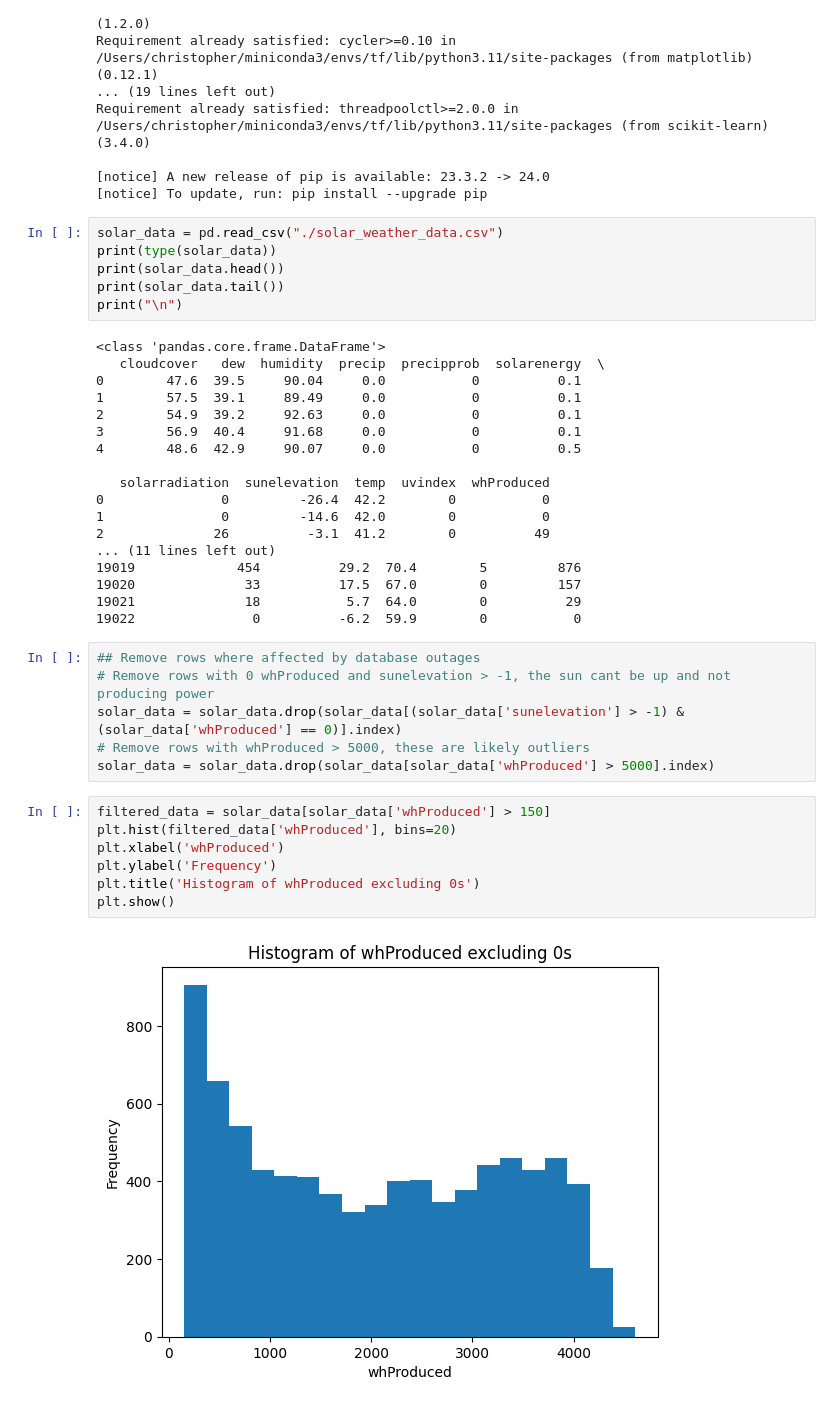
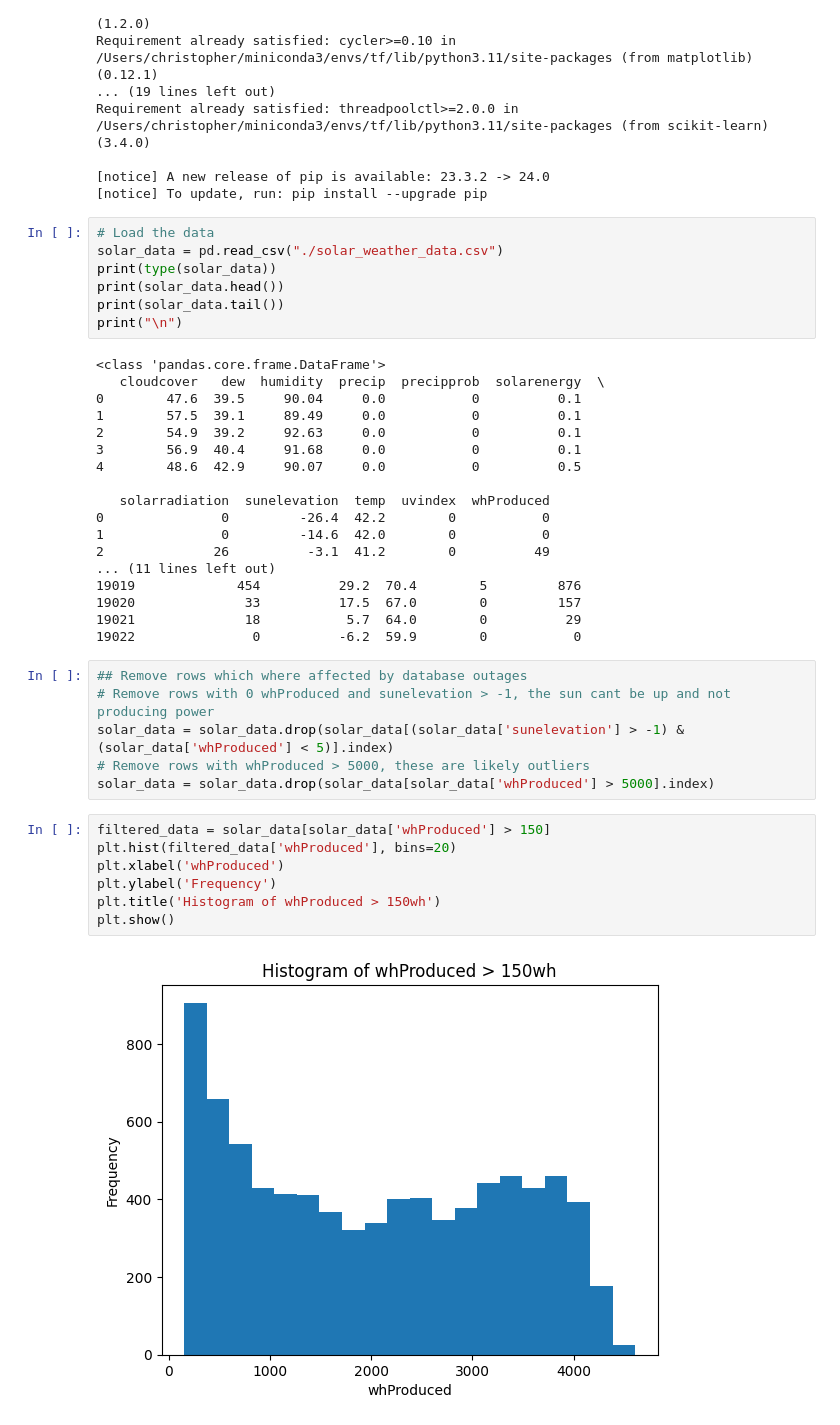
Before and after one commit to uppercaseVar/ECS171-Project, a Jupyter notebook: Project.ipynb, the cells around one changed output. Saved outputs shown, nothing was run; the diff lists cells and outputs as text.

Commit message:
MORE PLOTS!!

```diff
--- a/Project.ipynb
+++ b/Project.ipynb
@@ -33,6 +33,7 @@ Requirement already satisfied: threadpoolctl>=2.0.0 in /Users/christopher/minico
 [notice] A new release of pip is available: 23.3.2 -> 24.0
 [notice] To update, run: pip install --upgrade pip
 # %%
+# Load the data
 solar_data = pd.read_csv("./solar_weather_data.csv")
 print(type(solar_data))
 print(solar_data.head())
@@ -57,18 +58,18 @@ print("\n")
 19021              18           5.7  64.0        0          29
 19022               0          -6.2  59.9        0           0
 # %%
-## Remove rows where affected by database outages
+## Remove rows which where affected by database outages
 # Remove rows with 0 whProduced and sunelevation > -1, the sun cant be up and not producing power
-solar_data = solar_data.drop(solar_data[(solar_data['sunelevation'] > -1) & (solar_data['whProduced'] == 0)].index)
+solar_data = solar_data.drop(solar_data[(solar_data['sunelevation'] > -1) & (solar_data['whProduced'] < 5)].index)
 # Remove rows with whProduced > 5000, these are likely outliers
 solar_data = solar_data.drop(solar_data[solar_data['whProduced'] > 5000].index)
 # %%
 filtered_data = solar_data[solar_data['whProduced'] > 150]
 plt.hist(filtered_data['whProduced'], bins=20)
 plt.xlabel('whProduced')
 plt.ylabel('Frequency')
-plt.title('Histogram of whProduced excluding 0s')
+plt.title('Histogram of whProduced > 150wh')
 plt.show()
 # %% [output]
-[figure, old version]
+[figure, new version]
 # %%
```
Also changed, not shown: parts of 4 cells of this notebook, 1 other file.
